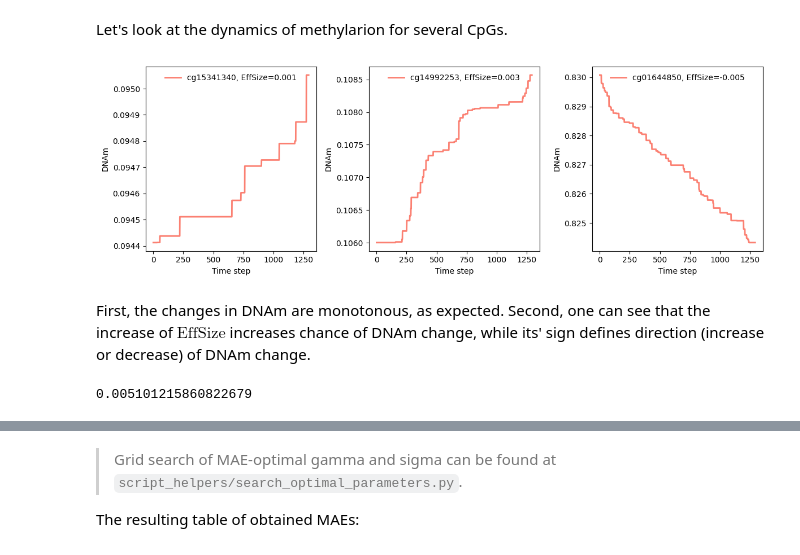
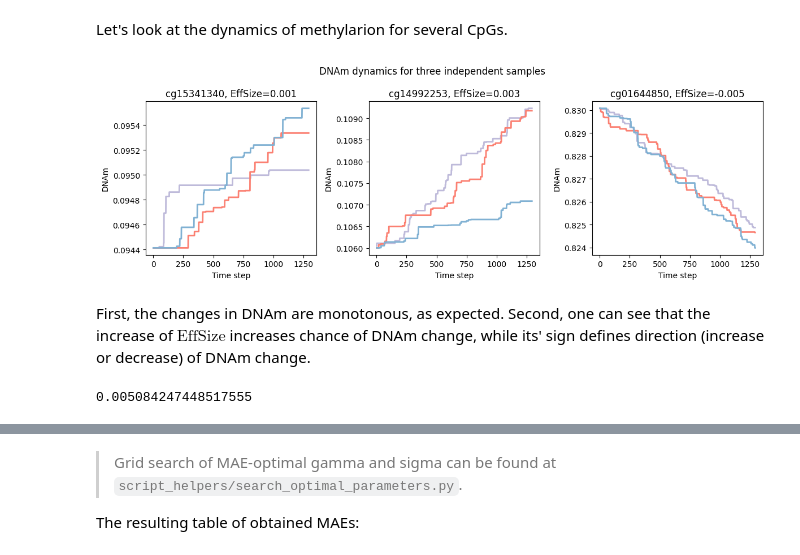
Before and after one commit to ombystoma-young/stochastic-component-epigen-proj, a Jupyter notebook: main.ipynb, the cells around one changed output, grey strips where cells are left out. Drawn from its saved outputs; the diff is of its cells as text; code cells hidden in the pictures.

```diff
--- a/main.ipynb
+++ b/main.ipynb
@@ -28,9 +28,9 @@ from sklearn.linear_model import ElasticNet, ElasticNetCV
 plt.rcParams["figure.figsize"] = (4, 4)
 
 DATA_FOLDER = 'data'
-RANDOMSTATE = 42
+FIGURES_FOLDER = 'pics'
 # %%
-colors = ['#bebada', '#fb8072', '#80b1d', 'black', '#d9d9d9']
+colors = ['#bebada', '#fb8072', '#80b1d3', 'black', '#d9d9d9']
 # %% [markdown]
 ## Modelling single-cell one site DNAm state
 # %% [markdown]
@@ -382,12 +388,11 @@ def beta_c_next(effsize_c, gamma, beta_c, sigma):
 Try to apply the procedure to fixed $\gamma$ and $\sigma$ for see the dynamics of change of DNAm.
 # %%
 n_steps = 37 * 35
-dnams = []
-# first step depends on avgDNAm(young)
-dnams.append(beta_c_next(effsize_c=effect_sizes, gamma=9.25, beta_c=young_dnam_avg, sigma=0.0005))
+dnams = [[] for _ in range(3)]
+for i in range(3):
+    # first step depends on avgDNAm(young)
+    dnams[i].append(beta_c_next(effsize_c=effect_sizes, gamma=9.25, beta_c=young_dnam_avg, sigma=0.0005))
 
-# next steps depend on previous states
-for t in range(n_steps - 1):
-    if t % 100 == 0:
-        print(f'Time step {t}')
-    dnams.append(beta_c_next(effsize_c=effect_sizes, gamma=9.25, beta_c=dnams[-1], sigma=0.0005))
+    # next steps depend on previous states
+    for t in range(n_steps - 1):
+        dnams[i].append(beta_c_next(effsize_c=effect_sizes, gamma=9.25, beta_c=dnams[i][-1], sigma=0.0005))
@@ -410,25 +401,27 @@ Let's look at the dynamics of methylarion for several CpGs.
 # %%
 fig, ax = plt.subplots(1, 3, figsize=(12,4))
 rs = [104, 103, 8]
 for i in range(3):
     r = rs[i]
-    ax[i].plot(range(n_steps), np.array(dnams)[:, r], linewidth=2, color=colors[1],
-               label=f'{cpg_ids.loc[r]}, EffSize={round(effect_sizes.iloc[r], 3)}')
+    for j in range(3):
+        ax[i].plot(np.arange(n_steps), np.array(dnams)[j, :, r], linewidth=2, color=colors[j])
+    ax[i].set_title(f'{cpg_ids.loc[r]}, EffSize={round(effect_sizes.iloc[r], 3)}')
     ax[i].set_xlabel('Time step')
     ax[i].set_ylabel('DNAm')
-    ax[i].legend(loc='upper center', frameon=False)
 
+plt.suptitle('DNAm dynamics for three independent samples')
 plt.tight_layout()
+plt.savefig(os.path.join(FIGURES_FOLDER, '3_simulation_random_chains.png'), dpi=300, bbox_inches='tight')
 # %% [output]
-[figure, old version]
+[figure, new version]
 # %% [markdown]
 First, the changes in DNAm are monotonous, as expected. Second, one can see that the increase of $\text{EffSize}$ increases chance of DNAm change, while its' sign defines direction (increase or decrease) of DNAm change.
 # %%
 # evaluation of MAE for the
-last_dnam_step = dnams[-1]
+last_dnam_step = dnams[-1][-1]
 mean_absolute_error(effect_sizes, last_dnam_step - young_dnam_avg)
 # %% [output]
-0.005101215860822679
+0.005084247448517555
 # %%
 dnam_step_not_optimal = beta_c_next(effsize_c=effect_sizes, gamma=3, beta_c=young_dnam_avg, sigma=0.0001)
 for _ in range(n_steps):
```
Also changed, not shown: parts of 39 cells of this notebook, 15 other files.
